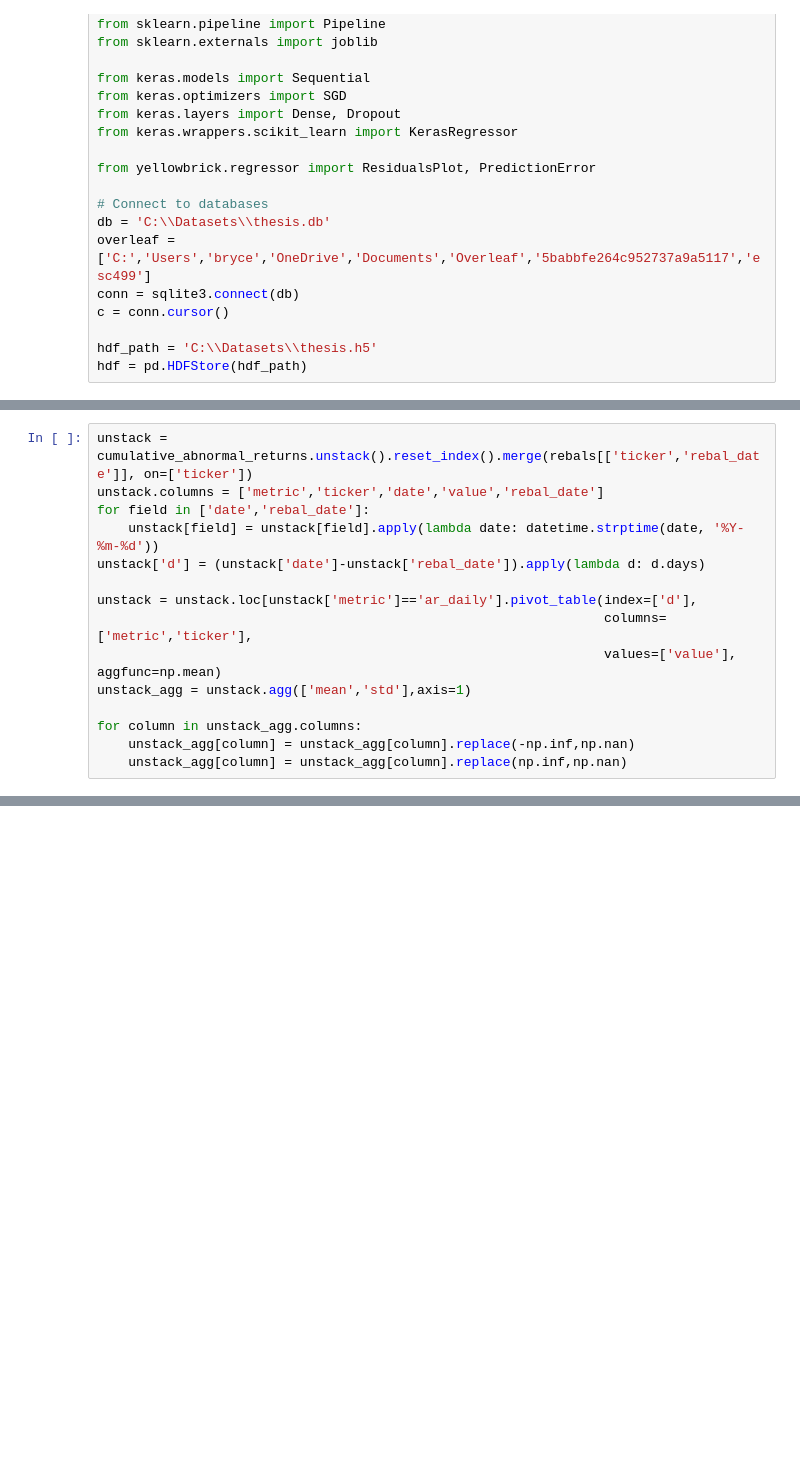
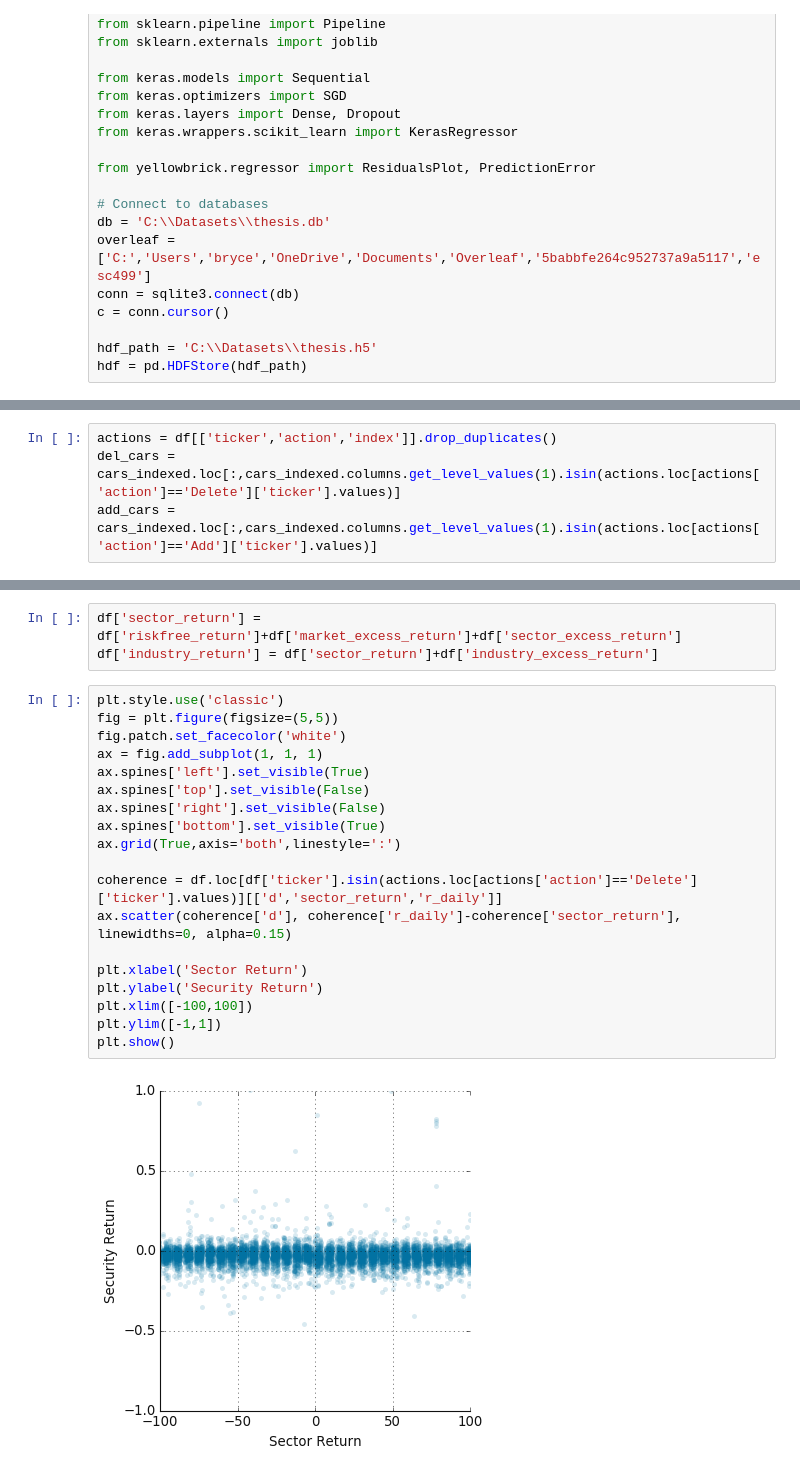
Before and after one commit to ebryce/Portfolio-Risk, a Jupyter notebook: Cumulative-Abnormal-Returns.ipynb, the cells around one changed output, grey strips where cells are left out. Drawn from its saved outputs; the diff is of its cells as text; blank space fills up the shorter version.

```diff
--- a/Cumulative-Abnormal-Returns.ipynb
+++ b/Cumulative-Abnormal-Returns.ipynb
@@ -99,15 +64,0 @@ for ticker in cumulative_abnormal_returns.columns.get_level_values(1):
-# %%
-unstack = cumulative_abnormal_returns.unstack().reset_index().merge(rebals[['ticker','rebal_date']], on=['ticker'])
-unstack.columns = ['metric','ticker','date','value','rebal_date']
-for field in ['date','rebal_date']:
-    unstack[field] = unstack[field].apply(lambda date: datetime.strptime(date, '%Y-%m-%d'))
-unstack['d'] = (unstack['date']-unstack['rebal_date']).apply(lambda d: d.days)
-
-unstack = unstack.loc[unstack['metric']=='ar_daily'].pivot_table(index=['d'],
-                                                                 columns=['metric','ticker'],
-                                                                 values=['value'], aggfunc=np.mean)
-unstack_agg = unstack.agg(['mean','std'],axis=1)
-
-for column in unstack_agg.columns:
-    unstack_agg[column] = unstack_agg[column].replace(-np.inf,np.nan)
-    unstack_agg[column] = unstack_agg[column].replace(np.inf,np.nan)
@@ -119,0 +140,4 @@ plt.show()
+# %%
+actions = df[['ticker','action','index']].drop_duplicates()
+del_cars = cars_indexed.loc[:,cars_indexed.columns.get_level_values(1).isin(actions.loc[actions['action']=='Delete']['ticker'].values)]
+add_cars = cars_indexed.loc[:,cars_indexed.columns.get_level_values(1).isin(actions.loc[actions['action']=='Add']['ticker'].values)]
@@ -119,0 +200,24 @@ plt.show()
+# %%
+df['sector_return'] = df['riskfree_return']+df['market_excess_return']+df['sector_excess_return']
+df['industry_return'] = df['sector_return']+df['industry_excess_return']
+# %%
+plt.style.use('classic')
+fig = plt.figure(figsize=(5,5))
+fig.patch.set_facecolor('white')
+ax = fig.add_subplot(1, 1, 1)
+ax.spines['left'].set_visible(True)
+ax.spines['top'].set_visible(False)
+ax.spines['right'].set_visible(False)
+ax.spines['bottom'].set_visible(True)
+ax.grid(True,axis='both',linestyle=':')
+
+coherence = df.loc[df['ticker'].isin(actions.loc[actions['action']=='Delete']['ticker'].values)][['d','sector_return','r_daily']]
+ax.scatter(coherence['d'], coherence['r_daily']-coherence['sector_return'], linewidths=0, alpha=0.15)
+
+plt.xlabel('Sector Return')
+plt.ylabel('Security Return')
+plt.xlim([-100,100])
+plt.ylim([-1,1])
+plt.show()
+# %% [output]
+[figure, added]
```
Also changed, not shown: parts of 14 cells of this notebook, 6 other files.
